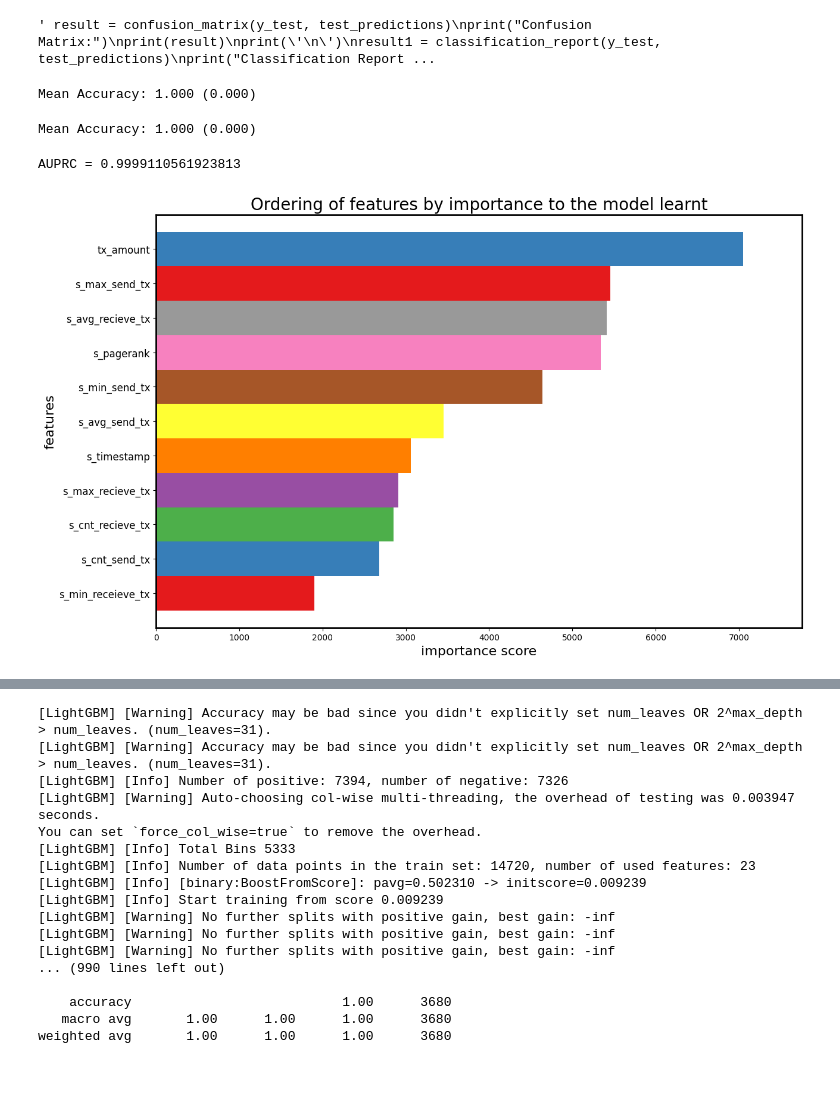
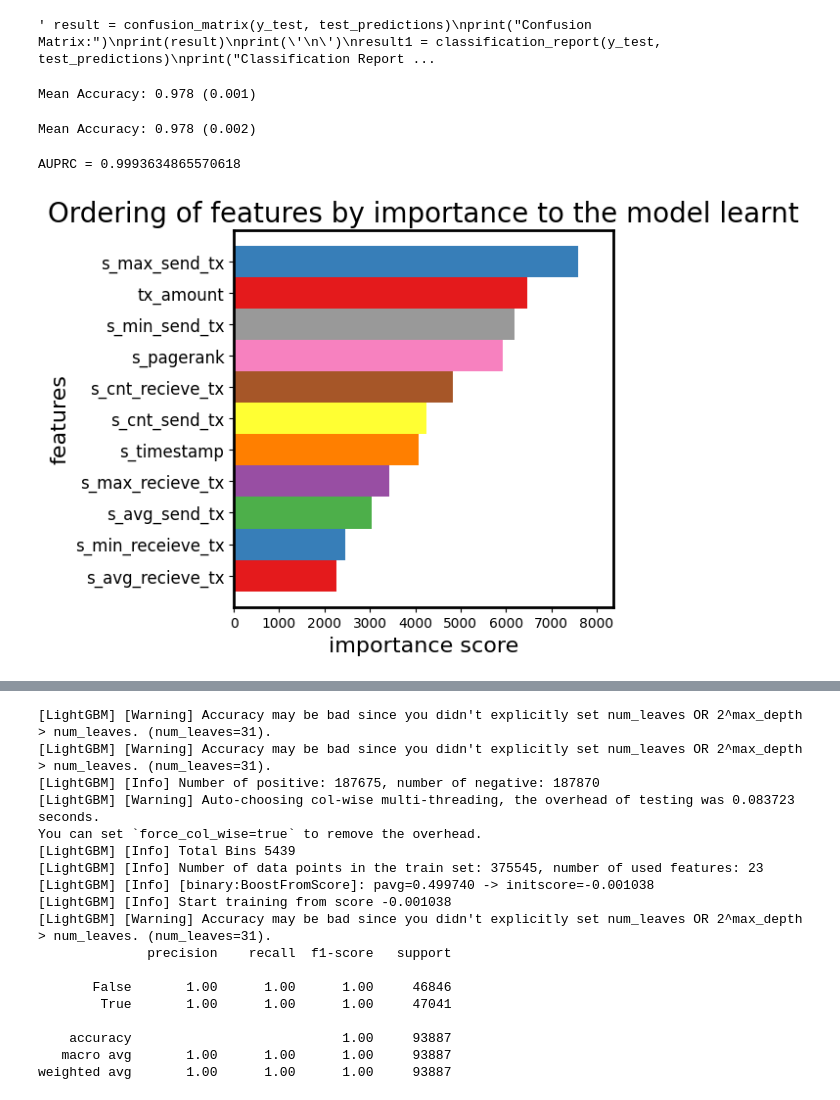
Before and after one commit to lovepreetmultani/Anti-Money-Laundering, a Jupyter notebook: ML_Modeling.ipynb, the cells around one changed output, grey strips where cells are left out. Drawn from its saved outputs; the diff is of its cells as text; code cells hidden in the pictures.

```diff
--- a/ML_Modeling.ipynb
+++ b/ML_Modeling.ipynb
@@ -12,7 +12,7 @@ import matplotlib.pyplot as plt
 from xgboost.sklearn import XGBClassifier
 from xgboost import plot_importance, to_graphviz
 # %%
-fraud=pd.read_csv("drive/My Drive/Dissertation/Data-2-small.csv")
+fraud=pd.read_csv("drive/My Drive/Dissertation/Dataset1-Big.csv")
 # %%
 fraud.info()
 # %% [output]
@@ -129,12 +129,12 @@ n_scores = cross_val_score(model, X_train, y_train, scoring='accuracy', cv=cv, n
 import numpy as np
 print('Mean Accuracy: %.3f (%.3f)' % (np.mean(n_scores), np.std(n_scores)))
 # %% [output]
-Mean Accuracy: 1.000 (0.000)
+Mean Accuracy: 0.978 (0.001)
 # %%
 v_scores = cross_val_score(model,X_test,y_test,scoring='accuracy', cv=cv,n_jobs=-1)
 print('Mean Accuracy: %.3f (%.3f)' % (np.mean(v_scores), np.std(v_scores)))
 # %% [output]
-Mean Accuracy: 1.000 (0.000)
+Mean Accuracy: 0.978 (0.002)
 # %%
 from sklearn.metrics import average_precision_score
 # %%
@@ -146,24 +146,24 @@ probabilities = clf.fit(X_train, y_train).predict_proba(X_test)
 print('AUPRC = {}'.format(average_precision_score(y_test, \
                                               probabilities[:, 1])))
 # %% [output]
-AUPRC = 0.9999110561923813
+AUPRC = 0.9993634865570618
 # %%
-fig = plt.figure(figsize = (14, 9))
+fig = plt.figure(figsize = (5, 5))
 ax = fig.add_subplot(111)
 
 colours = plt.cm.Set1(np.linspace(0, 1, 9))
 
 ax = plot_importance(clf, height = 1, color = colours, grid = False, \
                      show_values = False, importance_type = 'cover', ax = ax);
 for axis in ['top','bottom','left','right']:
             ax.spines[axis].set_linewidth(2)
 
 ax.set_xlabel('importance score', size = 16);
 ax.set_ylabel('features', size = 16);
 ax.set_yticklabels(ax.get_yticklabels(), size = 12);
 ax.set_title('Ordering of features by importance to the model learnt', size = 20);
 # %% [output]
-[figure, old version]
+[figure, new version]
 # %%
 to_graphviz(clf)
 # %% [output]
@@ -178,21 +178,22 @@ print(classification_report(y_test, y_pred))
 # %% [output]
 [LightGBM] [Warning] Accuracy may be bad since you didn't explicitly set num_leaves OR 2^max_depth > num_leaves. (num_leaves=31).
 [LightGBM] [Warning] Accuracy may be bad since you didn't explicitly set num_leaves OR 2^max_depth > num_leaves. (num_leaves=31).
-[LightGBM] [Info] Number of positive: 7394, number of negative: 7326
-[LightGBM] [Warning] Auto-choosing col-wise multi-threading, the overhead of testing was 0.003947 seconds.
+[LightGBM] [Info] Number of positive: 187675, number of negative: 187870
+[LightGBM] [Warning] Auto-choosing col-wise multi-threading, the overhead of testing was 0.083723 seconds.
 You can set `force_col_wise=true` to remove the overhead.
-[LightGBM] [Info] Total Bins 5333
-[LightGBM] [Info] Number of data points in the train set: 14720, number of used features: 23
-[LightGBM] [Info] [binary:BoostFromScore]: pavg=0.502310 -> initscore=0.009239
-[LightGBM] [Info] Start training from score 0.009239
-[LightGBM] [Warning] No further splits with positive gain, best gain: -inf
-[LightGBM] [Warning] No further splits with positive gain, best gain: -inf
-[LightGBM] [Warning] No further splits with positive gain, best gain: -inf
-... (990 lines left out)
+[LightGBM] [Info] Total Bins 5439
+[LightGBM] [Info] Number of data points in the train set: 375545, number of used features: 23
+[LightGBM] [Info] [binary:BoostFromScore]: pavg=0.499740 -> initscore=-0.001038
+[LightGBM] [Info] Start training from score -0.001038
+[LightGBM] [Warning] Accuracy may be bad since you didn't explicitly set num_leaves OR 2^max_depth > num_leaves. (num_leaves=31).
+              precision    recall  f1-score   support
 
-    accuracy                           1.00      3680
-   macro avg       1.00      1.00      1.00      3680
-weighted avg       1.00      1.00      1.00      3680
+       False       1.00      1.00      1.00     46846
+        True       1.00      1.00      1.00     47041
+
+    accuracy                           1.00     93887
+   macro avg       1.00      1.00      1.00     93887
+weighted avg       1.00      1.00      1.00     93887
 # %%
 !pip install shap
 import shap
```
Also changed, not shown: parts of 6 cells of this notebook.
